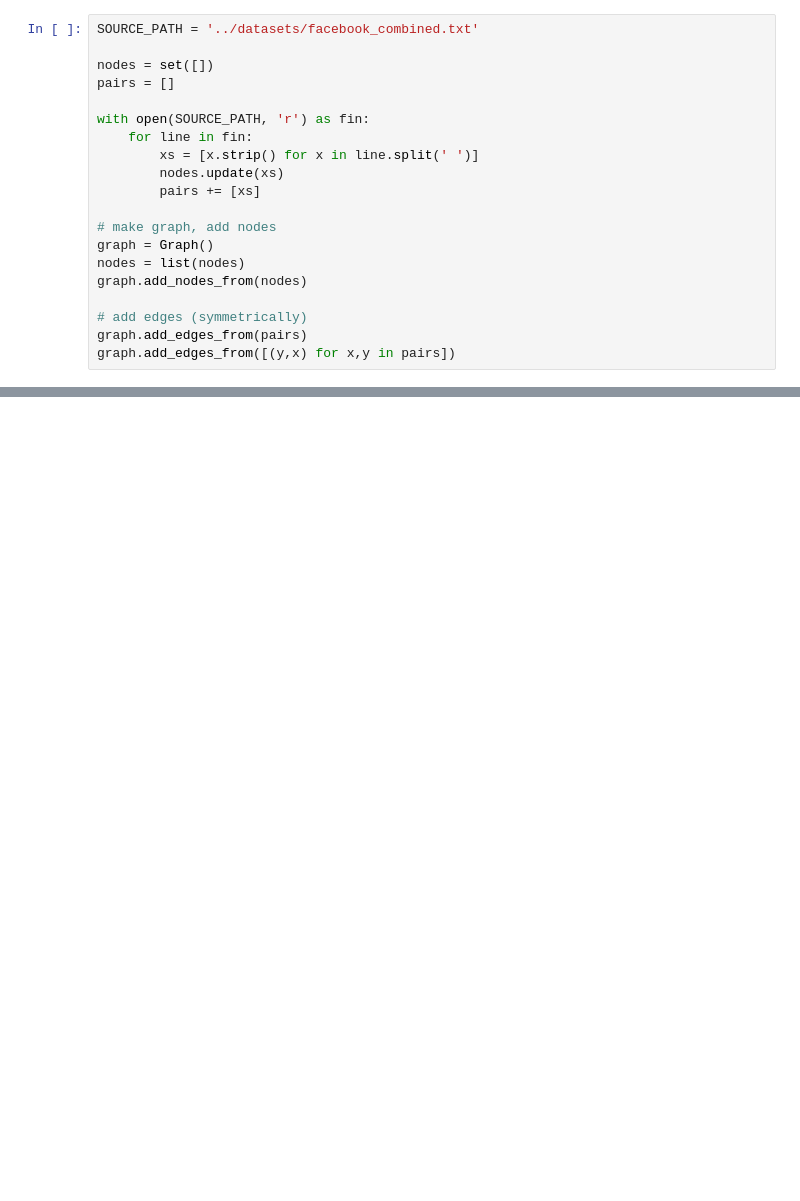
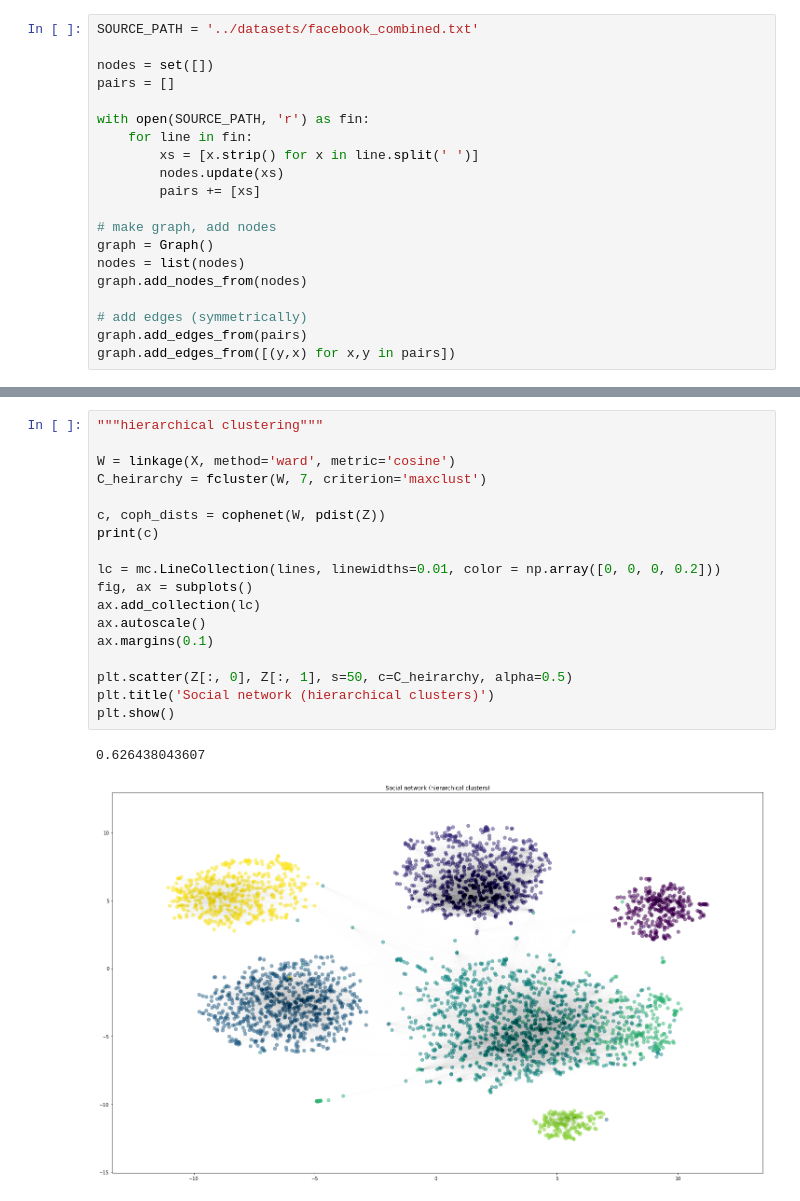
Before and after one commit to recursive-automata/word2vec_and_friends, a Jupyter notebook: code/facebook_word2vec_tsne.ipynb, the cells around one changed output, grey strips where cells are left out. Cells and saved outputs as stored; diff of their text form; blank space fills up the shorter version.

```diff
--- a/code/facebook_word2vec_tsne.ipynb
+++ b/code/facebook_word2vec_tsne.ipynb
@@ -154 +143,22 @@ lines = list(df_pairs.apply(make_line, 1))
+# %%
+"""hierarchical clustering"""
+
+W = linkage(X, method='ward', metric='cosine')
+C_heirarchy = fcluster(W, 7, criterion='maxclust')
+
+c, coph_dists = cophenet(W, pdist(Z))
+print(c)
+
+lc = mc.LineCollection(lines, linewidths=0.01, color = np.array([0, 0, 0, 0.2]))
+fig, ax = subplots()
+ax.add_collection(lc)
+ax.autoscale()
+ax.margins(0.1)
+
+plt.scatter(Z[:, 0], Z[:, 1], s=50, c=C_heirarchy, alpha=0.5)
+plt.title('Social network (hierarchical clusters)')
+plt.show()
+# %% [output]
+0.626438043607
+[figure, added]
 # %%
```
Also changed, not shown: parts of 8 cells of this notebook.
